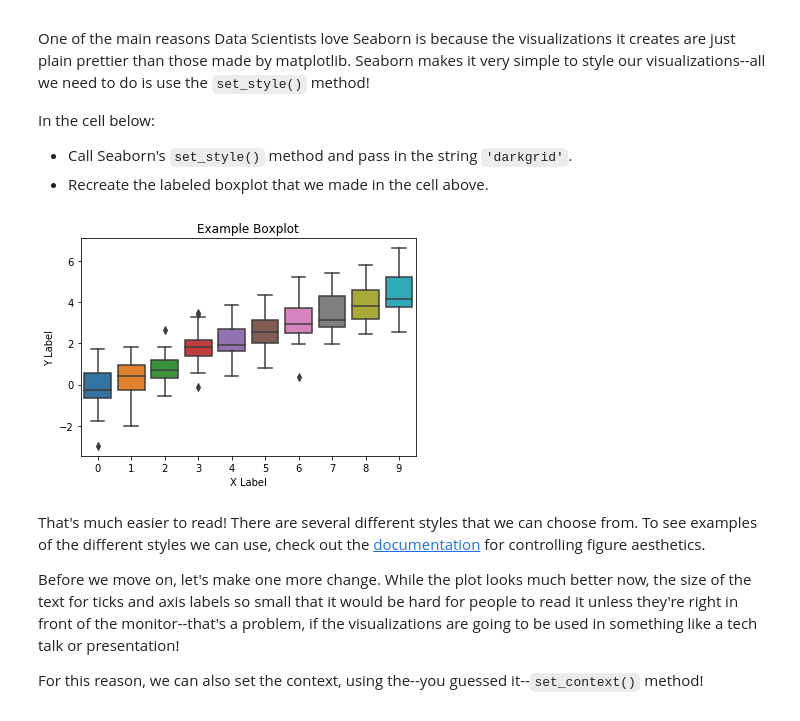
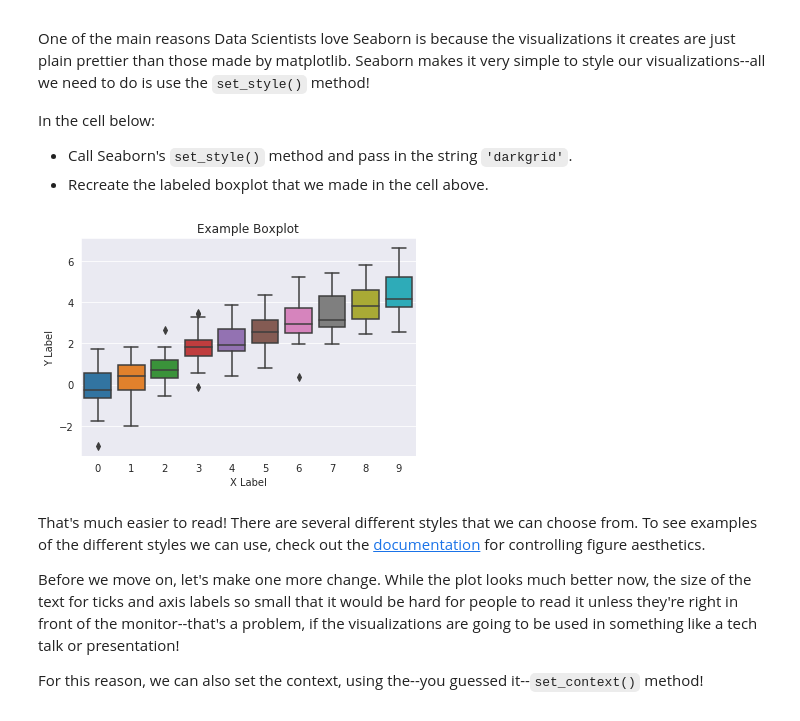
Before and after one commit to zapatos24/dsc-seaborn-lab-nyc-ds-060319, a Jupyter notebook: index.ipynb, the cells around one changed output. Saved outputs shown, nothing was run; the diff lists cells and outputs as text; code cells hidden in the pictures.

```diff
--- a/index.ipynb
+++ b/index.ipynb
@@ -108,9 +108,10 @@ In the cell below:
 * Call Seaborn's `set_style()` method and pass in the string `'darkgrid'`.
 * Recreate the labeled boxplot that we made in the cell above.
 # %%
+sns.set_style('darkgrid')
 boxplot = sns.boxplot(data=data).set(xlabel = 'X Label', ylabel = 'Y Label', title = 'Example Boxplot')
 # %% [output]
-[figure, old version]
+[figure, new version]
 # %% [markdown]
 That's much easier to read! There are several different styles that we can choose from. To see examples of the different styles we can use, check out the [documentation](https://seaborn.pydata.org/tutorial/aesthetics.html) for controlling figure aesthetics.
 
```
